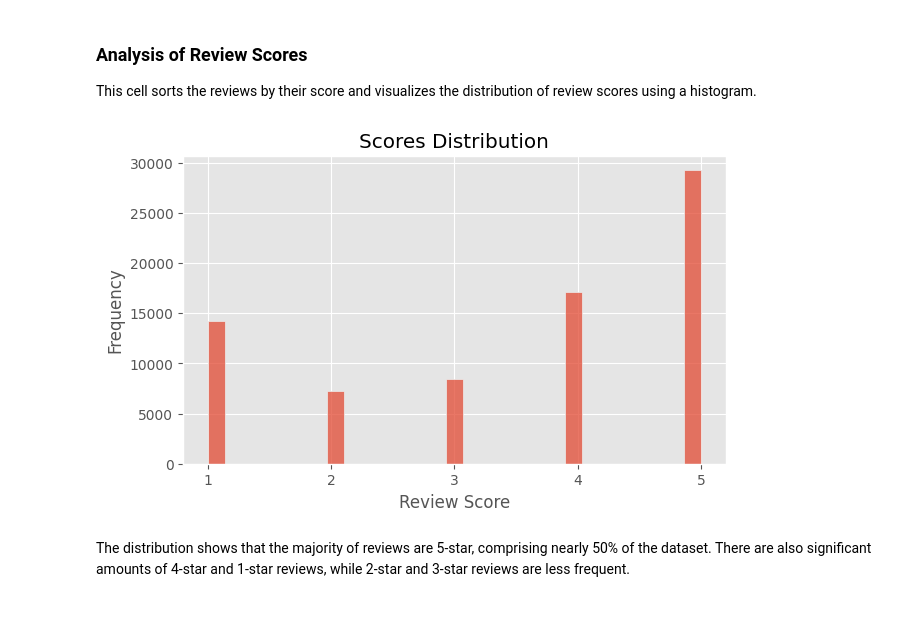
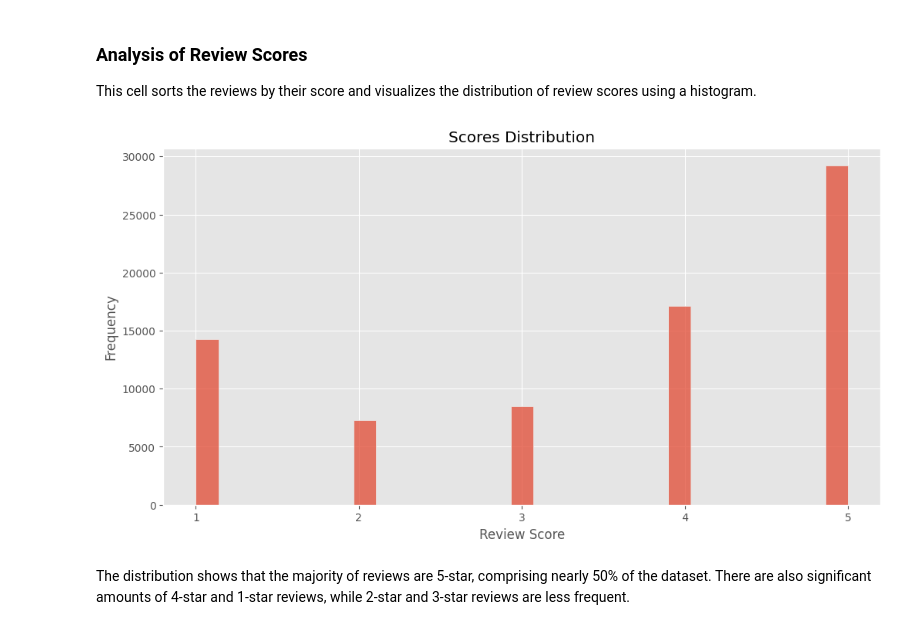
Before and after one commit to WiktorPodwin/AmazonReviews, a Jupyter notebook: analysis.ipynb, the cells around one changed output. Drawn from its saved outputs; the diff is of its cells as text; code cells hidden in the pictures.

```diff
--- a/analysis.ipynb
+++ b/analysis.ipynb
@@ -124,15 +145,15 @@ plt.style.use('ggplot')
 This cell sorts the reviews by their score and visualizes the distribution of review scores using a histogram.
 # %%
 reviews = reviews.sort_values(by='score', ascending=True)
-plt.figure(figsize=(7, 4))
+plt.figure(figsize=(12, 6))
 sns.histplot(reviews['score'])
 plt.title('Scores Distribution')
 plt.xlabel('Review Score')
 plt.ylabel('Frequency')
 plt.xticks(range(1, 6))
 plt.show()
 # %% [output]
-[figure, old version]
+[figure, new version]
 # %% [markdown]
 The distribution shows that the majority of reviews are 5-star, comprising nearly 50% of the dataset. There are also significant amounts of 4-star and 1-star reviews, while 2-star and 3-star reviews are less frequent.
 # %% [markdown]
```
Also changed, not shown: parts of 31 cells of this notebook, 2 other files.
